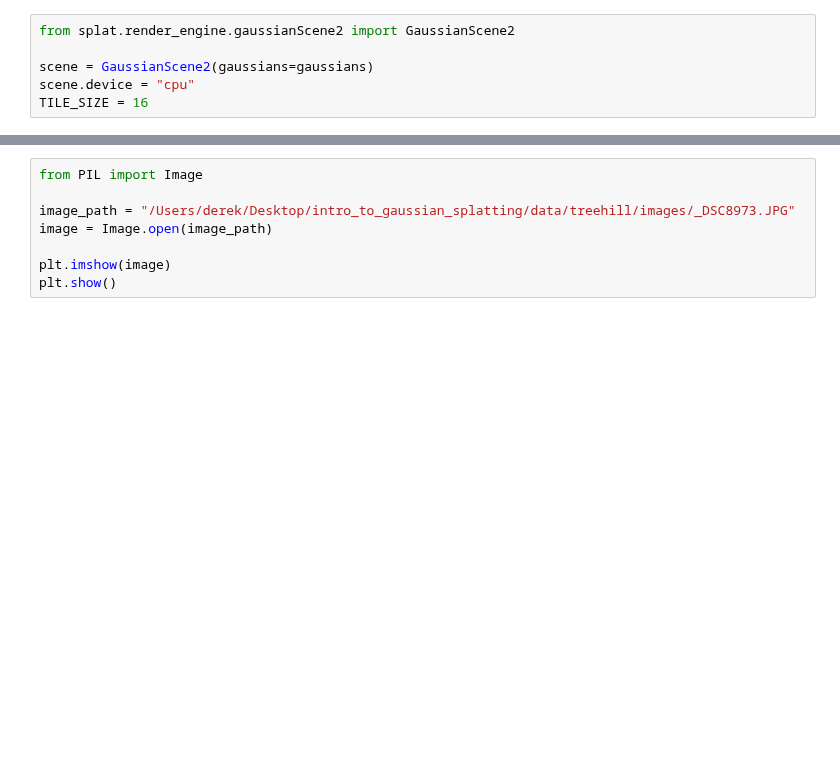
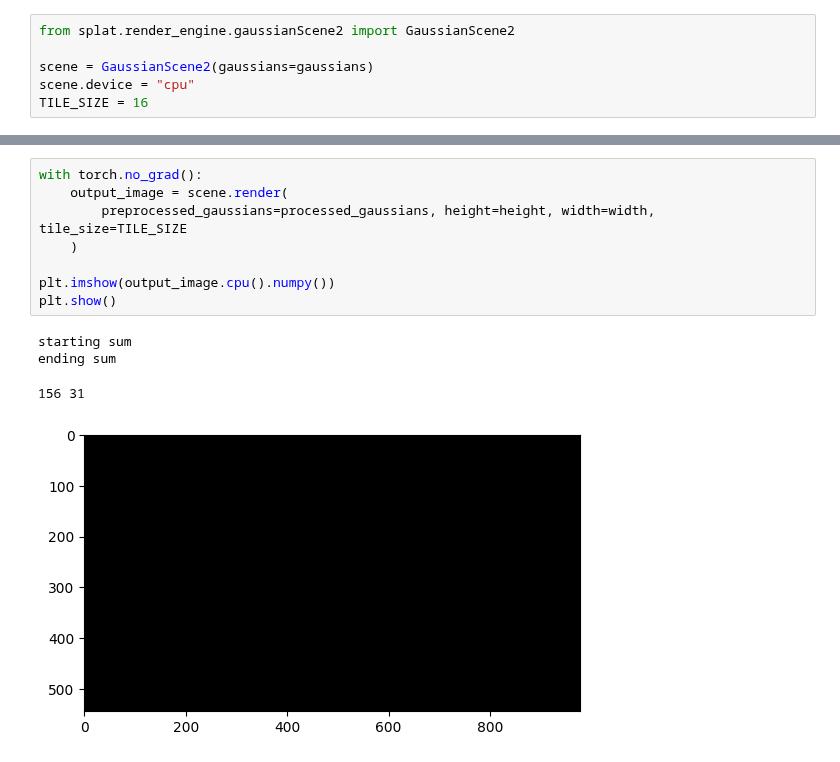
Before and after one commit to dcaustin33/intro_to_gaussian_splatting, a Jupyter notebook: splat/render_engine/test_cpu_image.ipynb, the cells around one changed output, grey strips where cells are left out. Drawn from its saved outputs; the diff is of its cells as text; blank space fills up the shorter version.

```diff
--- a/splat/render_engine/test_cpu_image.ipynb
+++ b/splat/render_engine/test_cpu_image.ipynb
@@ -117,8 +104,13 @@ plt.show()
-# %%
-from PIL import Image
-
-image_path = "/Users/derek/Desktop/intro_to_gaussian_splatting/data/treehill/images/_DSC8973.JPG"
-image = Image.open(image_path)
-
-plt.imshow(image)
-plt.show()
+# %%
+with torch.no_grad():
+    output_image = scene.render(
+        preprocessed_gaussians=processed_gaussians, height=height, width=width, tile_size=TILE_SIZE
+    )
+
+plt.imshow(output_image.cpu().numpy())
+plt.show()
+# %% [output]
+starting sum
+ending sum
+156 31
+[figure, added]
```
Also changed, not shown: parts of 7 cells of this notebook, 16 other files.
